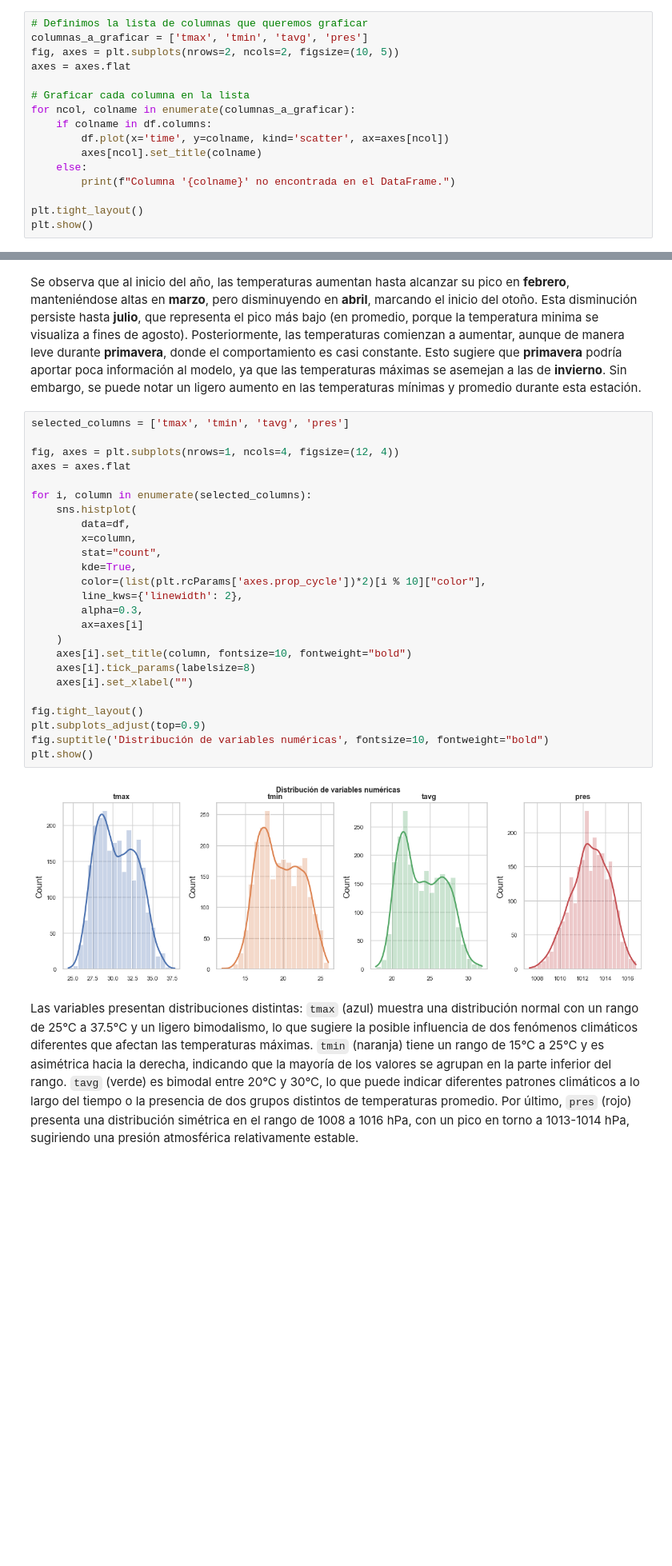
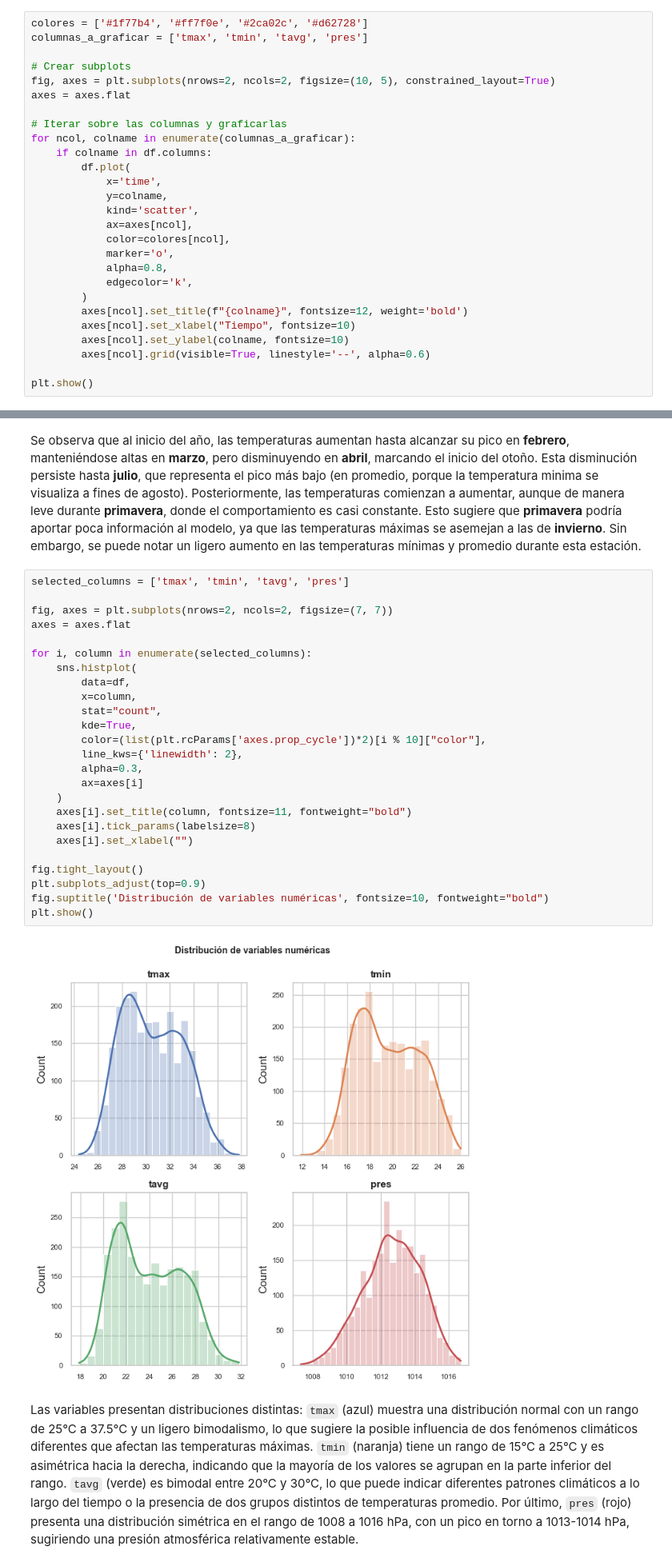
Before and after one commit to Ronald2328/Tesis-RNN-2024, a Jupyter notebook: explorar_modelo.ipynb, the cells around one changed output, grey strips where cells are left out. Shown at 80% size. Saved outputs shown, nothing was run; the diff lists cells and outputs as text; blank space fills up the shorter version.

```diff
--- a/explorar_modelo.ipynb
+++ b/explorar_modelo.ipynb
@@ -191,19 +191,30 @@ std       0.284889     0.289126     0.284889     0.289126
 # %% [markdown]
 Los datos muestran un recuento de 2353 observaciones, con estadísticas descriptivas que indican que la temperatura máxima promedio (`tmax`) es de 30.51 °C y la mínima (`tmin`) de 19.57 °C. La precipitación promedio es de 0.47 mm, lo que sugiere un clima mayormente seco, mientras que las columnas de estaciones y meses presentan una distribución binaria que facilita el análisis estacional.
 # %%
-# Definimos la lista de columnas que queremos graficar
+colores = ['#1f77b4', '#ff7f0e', '#2ca02c', '#d62728']
 columnas_a_graficar = ['tmax', 'tmin', 'tavg', 'pres']
-fig, axes = plt.subplots(nrows=2, ncols=2, figsize=(10, 5))
+
+# Crear subplots
+fig, axes = plt.subplots(nrows=2, ncols=2, figsize=(10, 5), constrained_layout=True)
 axes = axes.flat
 
-# Graficar cada columna en la lista
+# Iterar sobre las columnas y graficarlas
 for ncol, colname in enumerate(columnas_a_graficar):
     if colname in df.columns:
-        df.plot(x='time', y=colname, kind='scatter', ax=axes[ncol])
-        axes[ncol].set_title(colname)
-    else:
-        print(f"Columna '{colname}' no encontrada en el DataFrame.")
+        df.plot(
+            x='time',
+            y=colname,
+            kind='scatter',
+            ax=axes[ncol],
+            color=colores[ncol],
+            marker='o',
+            alpha=0.8,
+            edgecolor='k',
+        )
+        axes[ncol].set_title(f"{colname}", fontsize=12, weight='bold')
+        axes[ncol].set_xlabel("Tiempo", fontsize=10)
+        axes[ncol].set_ylabel(colname, fontsize=10)
+        axes[ncol].grid(visible=True, linestyle='--', alpha=0.6)
 
-plt.tight_layout()
 plt.show()
 # %% [output]
@@ -340,30 +351,30 @@ Se observa que al inicio del año, las temperaturas aumentan hasta alcanzar su p
 # %%
 selected_columns = ['tmax', 'tmin', 'tavg', 'pres']
 
-fig, axes = plt.subplots(nrows=1, ncols=4, figsize=(12, 4))
+fig, axes = plt.subplots(nrows=2, ncols=2, figsize=(7, 7))
 axes = axes.flat
 
 for i, column in enumerate(selected_columns):
     sns.histplot(
         data=df,
         x=column,
         stat="count",
         kde=True,
         color=(list(plt.rcParams['axes.prop_cycle'])*2)[i % 10]["color"],
         line_kws={'linewidth': 2},
         alpha=0.3,
         ax=axes[i]
     )
-    axes[i].set_title(column, fontsize=10, fontweight="bold")
+    axes[i].set_title(column, fontsize=11, fontweight="bold")
     axes[i].tick_params(labelsize=8)
     axes[i].set_xlabel("")
 
 fig.tight_layout()
 plt.subplots_adjust(top=0.9)
 fig.suptitle('Distribución de variables numéricas', fontsize=10, fontweight="bold")
 plt.show()
 # %% [output]
-[figure, old version]
+[figure, new version]
 # %% [markdown]
 Las variables presentan distribuciones distintas: `tmax` (azul) muestra una distribución normal con un rango de 25°C a 37.5°C y un ligero bimodalismo, lo que sugiere la posible influencia de dos fenómenos climáticos diferentes que afectan las temperaturas máximas. `tmin` (naranja) tiene un rango de 15°C a 25°C y es asimétrica hacia la derecha, indicando que la mayoría de los valores se agrupan en la parte inferior del rango. `tavg` (verde) es bimodal entre 20°C y 30°C, lo que puede indicar diferentes patrones climáticos a lo largo del tiempo o la presencia de dos grupos distintos de temperaturas promedio. Por último, `pres` (rojo) presenta una distribución simétrica en el rango de 1008 a 1016 hPa, con un pico en torno a 1013-1014 hPa, sugiriendo una presión atmosférica relativamente estable.
 # %%
```
Also changed, not shown: parts of 17 cells of this notebook, 1 other file.
